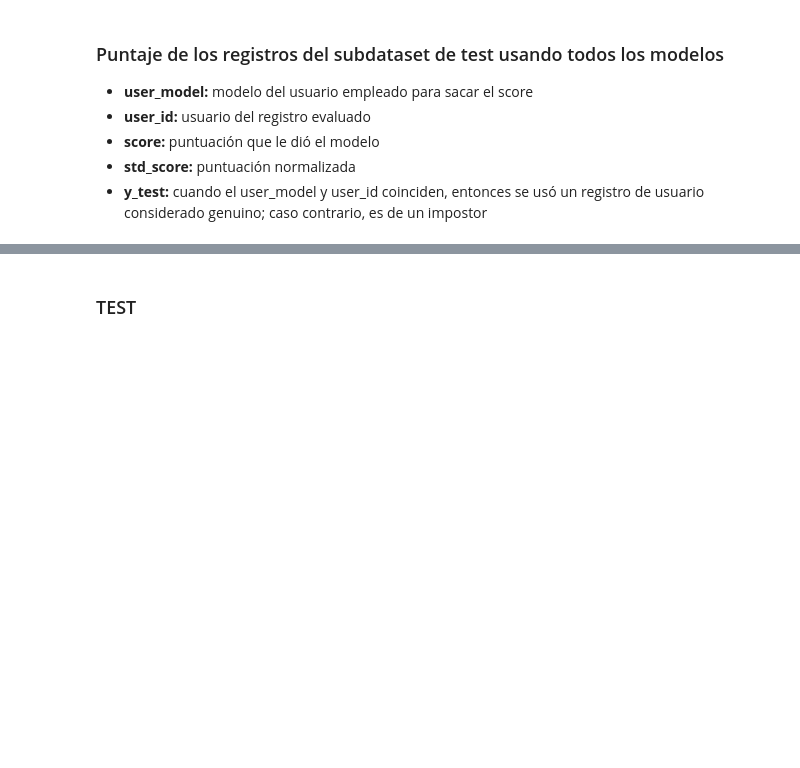
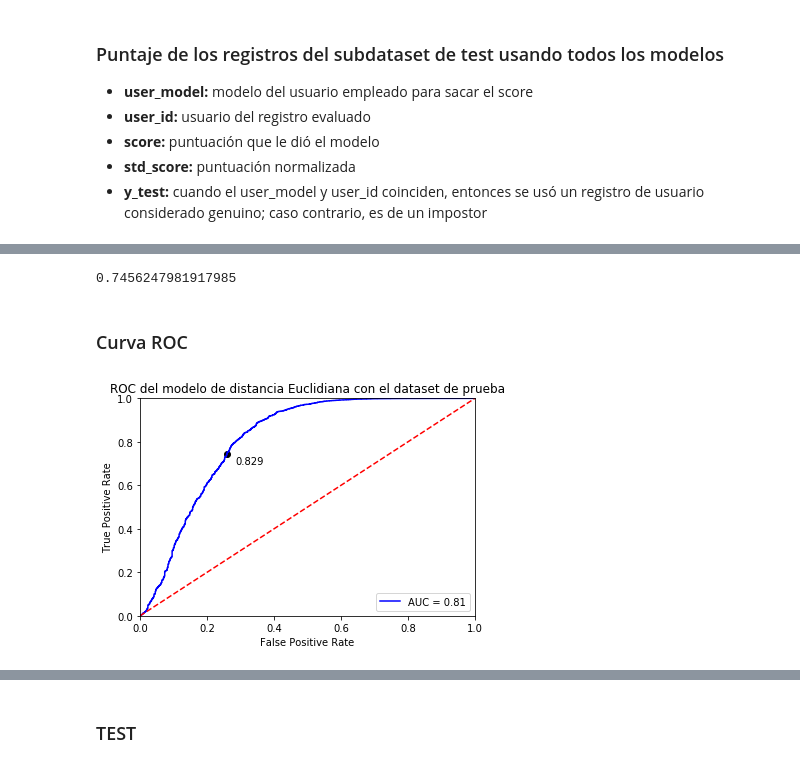
Before and after one commit to aronlo/tesis, a Jupyter notebook: euclidean_distance_final_metodology.ipynb, the cells around one changed output, grey strips where cells are left out. Saved outputs shown, nothing was run; the diff lists cells and outputs as text; code cells hidden in the pictures; blank space fills up the shorter version.

```diff
--- a/euclidean_distance_final_metodology.ipynb
+++ b/euclidean_distance_final_metodology.ipynb
@@ -486,5 +664,5 @@ user_1_evaluation
 # %%
-users_evaluation = []
+users_evaluation_test = []
 
 #Se hace el cálculo para cada usuario
 for subject in subjects:
@@ -518,9 +696,9 @@ for subject in subjects:
         else:
             temp_obj["y_test"] = "impostor"
 
-        users_evaluation.append(temp_obj)
+        users_evaluation_test.append(temp_obj)
 
-users_evaluation = pd.DataFrame(users_evaluation)
+users_evaluation_test = pd.DataFrame(users_evaluation_test)
 # %% [markdown]
 ### Puntaje de los registros del subdataset de test usando todos los modelos
  - **user_model:** modelo del usuario empleado para sacar el score
@@ -546,0 +709,8 @@ users_evaluation
+# %%
+# OJO, aca se esta usando el score como umbral, si usaramos el score estandarizado, deberiamos de cambiar el sentido de la comparación
+users_evaluation_test['y_pred'] = np.where(users_evaluation_test['score'] <= thresh_dev, 'genuine', 'impostor')
+
+users_evaluation_test.to_excel("./output/outputPredEuclideanTest.xlsx")
+
+#Presentamos el calculo de resultados
+users_evaluation_test
@@ -547,6 +738,21 @@ users_evaluation
+# %%
+accuracy_score(y_test_test, y_pred_test)
+# %% [output]
+0.7456247981917985
+# %% [markdown]
+### Curva ROC
 # %%
 #Obtenemos la listas de scores de los registros que deberian de catalogarse como genuinos por los modelos
-genuine_scores = list(users_evaluation.loc[users_evaluation.y_test == "genuine", "score"])
+genuine_scores_test = list(users_evaluation_test.loc[users_evaluation_test.y_test == "genuine", "score"])
 
 #Obtenemos la listas de scores de los registros que deberian de catalogarse como impostores por los modelos
-impostor_scores = list(users_evaluation.loc[users_evaluation.y_test == "impostor", "score"])
+impostor_scores_test = list(users_evaluation_test.loc[users_evaluation_test.y_test == "impostor", "score"])
+
+thresh_x, thresh_y, _ = find_fpr_and_tpr_given_a_threshold(genuine_scores_test, impostor_scores_test, thresh_dev)
+
+thresh_std = round(standardization(thresh_dev), 3)
+
+#Ploteamos la curva ROC
+plotCurveROC_Threshold( genuine_scores_test, impostor_scores_test, thresh_std, thresh_x, thresh_y, "black",  title = "ROC del modelo de distancia Euclidiana con el dataset de prueba")
+# %% [output]
+[figure, added]
```
Also changed, not shown: parts of 52 cells of this notebook, 10 other files.
